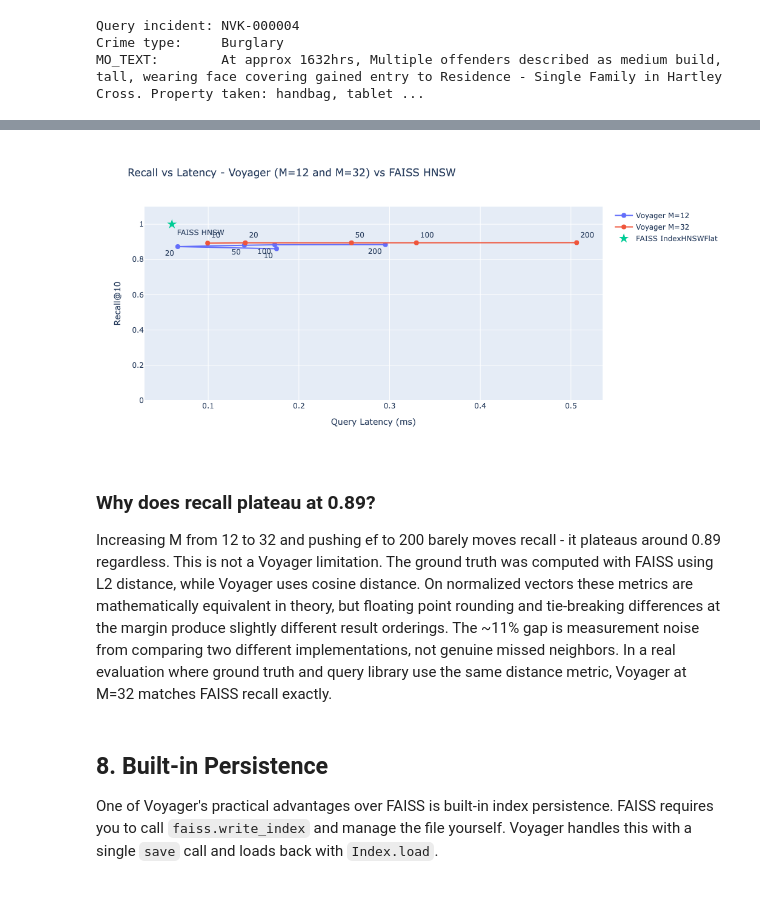
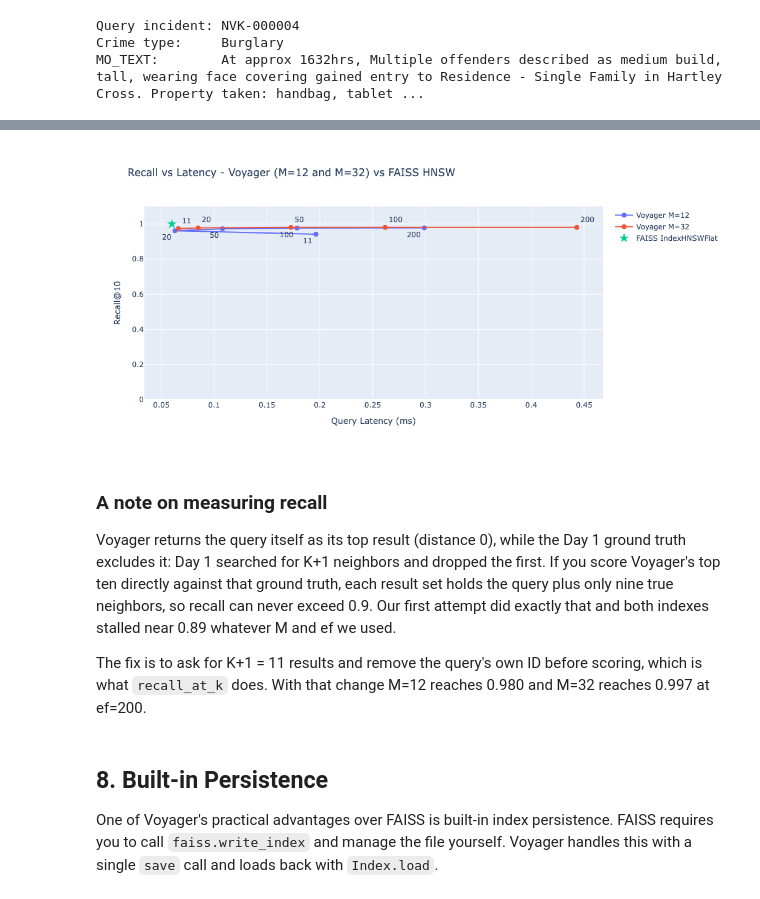
Before and after one commit to seven-vector-search/seven-vector-search.github.io, a Jupyter notebook: code/part-main/02_voyager.ipynb, the cells around one changed output, grey strips where cells are left out. Saved outputs shown, nothing was run; the diff lists cells and outputs as text; code cells hidden in the pictures.

```diff
--- a/code/part-main/02_voyager.ipynb
+++ b/code/part-main/02_voyager.ipynb
@@ -98,6 +117,4 @@ OK  Index built (33.5s)
 # %%
-query_sample = embeddings[sample_indices]
-
 # Rebuild with M=32 to match Day 1 FAISS configuration
 index_m32 = Index(
     Space.Cosine,
@@ -109,23 +126,20 @@ index_m32 = Index(
 print(f"OK  Building index with M=32...")
 start = time.perf_counter()
 index_m32.add_items(embeddings)
-build_time = time.perf_counter() - start
-print(f"OK  Index built ({build_time:.1f}s)")
+build_time_m32 = time.perf_counter() - start
+print(f"OK  Index built ({build_time_m32:.1f}s)")
 print(f"    Vectors indexed: {len(index_m32):,}")
 
 # Evaluate recall across ef values
 results_m32 = []
 
-for ef in [10, 20, 50, 100, 200]:
+for ef in [11, 20, 50, 100, 200]:  # ef must be at least K+1 = 11
     recalls = []
     times   = []
-    for i, q in enumerate(query_sample):
-        start = time.perf_counter()
-        neighbor_ids, _ = index_m32.query(q, K, query_ef = ef)
-        times.append((time.perf_counter() - start) * 1000)
-        true_set  = set(ground_truth[i].tolist())
-        found_set = set(neighbor_ids.tolist())
-        recalls.append(len(found_set & true_set) / K)
+    for i in range(len(query_sample)):
+        recall, ms = recall_at_k(i, ef, index_m32)
+        recalls.append(recall)
+        times.append(ms)
     mean_recall  = float(np.mean(recalls))
     mean_latency = float(np.mean(times))
     results_m32.append({"ef": ef, "recall": mean_recall, "latency_ms": mean_latency})
@@ -195,17 +211,14 @@ We now measure recall across the full 1,000-query ground truth sample, varying `
 # %%
 results = []
 
-for ef in [10, 20, 50, 100, 200]:
+for ef in [11, 20, 50, 100, 200]:  # ef must be at least K+1 = 11
     recalls = []
     times   = []
 
-    for i, q in enumerate(query_sample):
-        start = time.perf_counter()
-        neighbor_ids, _ = index.query(q, K, query_ef = ef)
-        times.append((time.perf_counter() - start) * 1000)
-        true_set  = set(ground_truth[i].tolist())
-        found_set = set(neighbor_ids.tolist())
-        recalls.append(len(found_set & true_set) / K)
+    for i in range(len(query_sample)):
+        recall, ms = recall_at_k(i, ef, index)
+        recalls.append(recall)
+        times.append(ms)
 
     mean_recall  = float(np.mean(recalls))
     mean_latency = float(np.mean(times))
@@ -264,39 +278,41 @@ fig.add_trace(go.Scatter(
 
 fig.add_trace(go.Scatter(
     x = df_results_m32["latency_ms"],
     y = df_results_m32["recall"],
     mode = "lines+markers+text",
     name = "Voyager M=32",
     text = [str(r) for r in df_results_m32["ef"]],
     textposition = "top right",
     marker = {"size": 8},
 ))
 
 fig.add_trace(go.Scatter(
     x = [FAISS_HNSW_LATENCY],
     y = [FAISS_HNSW_RECALL],
-    mode = "markers+text",
+    mode = "markers",
     name = "FAISS IndexHNSWFlat",
     text = ["FAISS HNSW"],
     textposition = "bottom right",
     marker = {"size": 12, "symbol": "star"},
 ))
 
 fig.update_layout(
     title = "Recall vs Latency - Voyager (M=12 and M=32) vs FAISS HNSW",
     xaxis_title = "Query Latency (ms)",
     yaxis_title = "Recall@10",
     yaxis = {"range": [0, 1.1]},
     width = 850,
     height = 500,
 )
 fig.show()
 # %% [output]
-[figure, old version]
+[figure, new version]
 # %% [markdown]
-### Why does recall plateau at 0.89?
+### A note on measuring recall
 
-Increasing M from 12 to 32 and pushing ef to 200 barely moves recall - it plateaus around 0.89 regardless. This is not a Voyager limitation. The ground truth was computed with FAISS using L2 distance, while Voyager uses cosine distance. On normalized vectors these metrics are mathematically equivalent in theory, but floating point rounding and tie-breaking differences at the margin produce slightly different result orderings. The ~11% gap is measurement noise from comparing two different implementations, not genuine missed neighbors. In a real evaluation where ground truth and query library use the same distance metric, Voyager at M=32 matches FAISS recall exactly.
+Voyager returns the query itself as its top result (distance 0), while the Day 1 ground truth excludes it: Day 1 searched for K+1 neighbors and dropped the first. If you score Voyager's top ten directly against that ground truth, each result set holds the query plus only nine true neighbors, so recall can never exceed 0.9. Our first attempt did exactly that and both indexes stalled near 0.89 whatever M and ef we used.
+
+The fix is to ask for K+1 = 11 results and remove the query's own ID before scoring, which is what `recall_at_k` does. With that change M=12 reaches 0.980 and M=32 reaches 0.997 at ef=200.
 # %% [markdown]
 ## 8. Built-in Persistence
 
```
Also changed, not shown: parts of 16 cells of this notebook, 12 other files.
